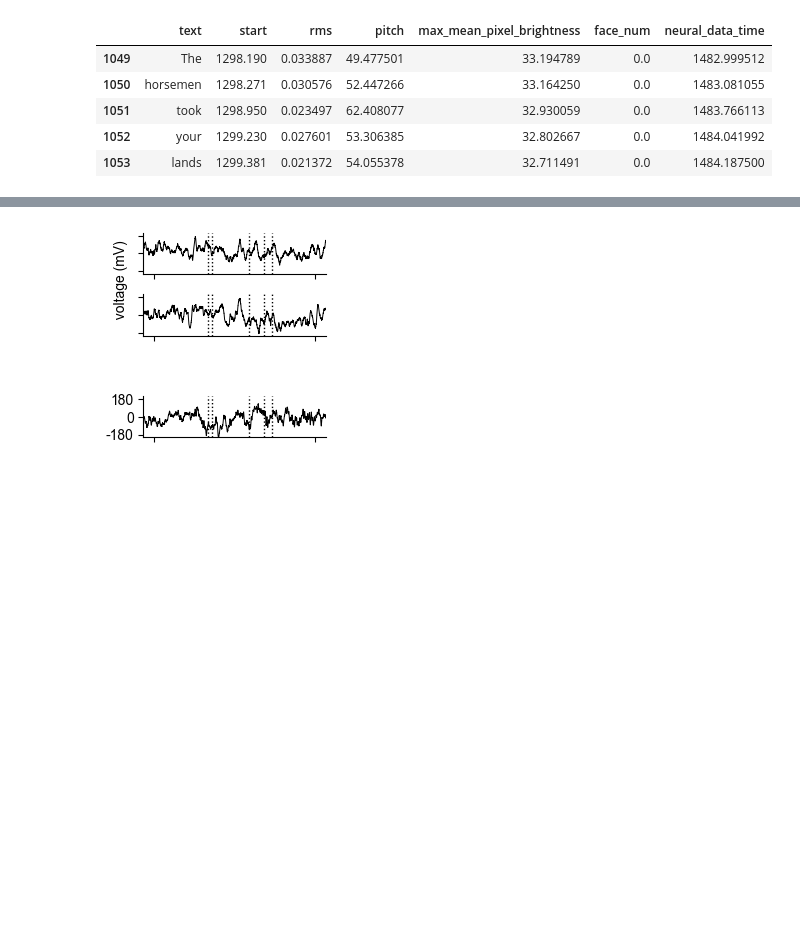
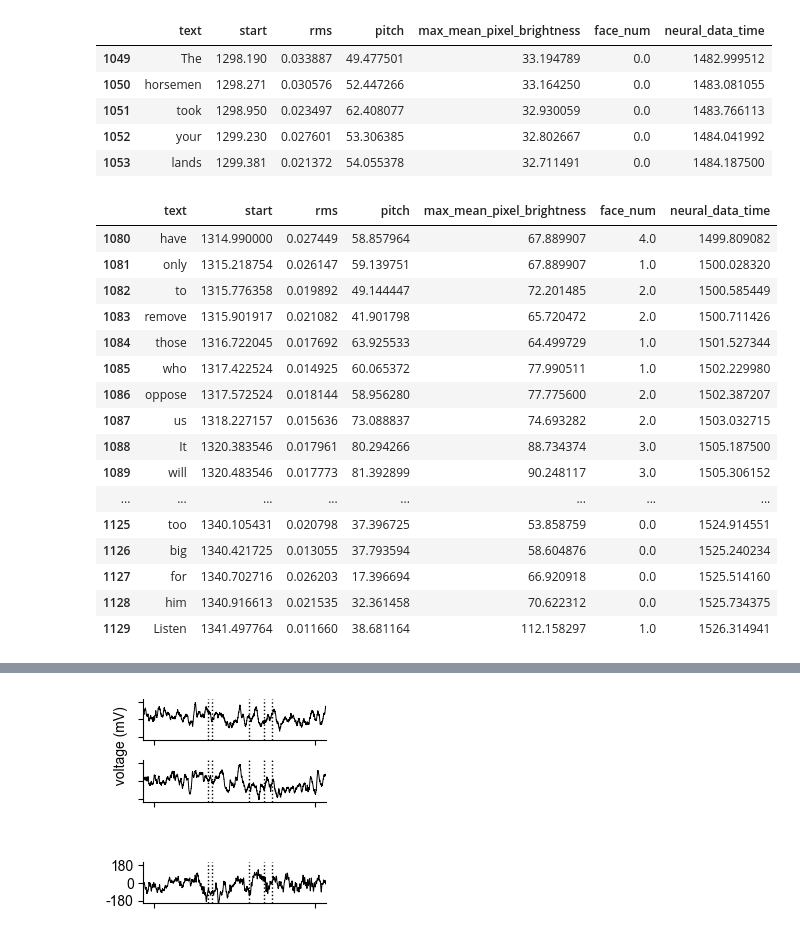
Before and after one commit to azaho/btbench, a Jupyter notebook: figure_overview_example_features_labels.ipynb, the cells around one changed output, grey strips where cells are left out. Cells and saved outputs as stored; diff of their text form; code cells hidden in the pictures; blank space fills up the shorter version.

```diff
--- a/figure_overview_example_features_labels.ipynb
+++ b/figure_overview_example_features_labels.ipynb
@@ -32,3 +32,28 @@ all_words_df
 | 1051 | took | 1298.950 | 0.023497 | 62.408077 | 32.930059 | 0.0 | 1483.766113 |
 | 1052 | your | 1299.230 | 0.027601 | 53.306385 | 32.802667 | 0.0 | 1484.041992 |
 | 1053 | lands | 1299.381 | 0.021372 | 54.055378 | 32.711491 | 0.0 | 1484.187500 |
+# %%
+# this cell is just for testing and verifying pitch makes sense
+all_words_df_test = dataset.all_words_df
+all_words_df_test["neural_data_time"] = all_words_df_test["est_idx"] / SAMPLING_RATE
+all_words_df_test = all_words_df_test[['text', 'start', 'rms', 'pitch', 'max_mean_pixel_brightness', 'face_num', 'neural_data_time']]
+all_words_df_test = all_words_df_test.iloc[1080:]
+all_words_df_test.head(50)
+# %% [output]
+|  | text | start | rms | pitch | max_mean_pixel_brightness | face_num | neural_data_time |
+| 1080 | have | 1314.990000 | 0.027449 | 58.857964 | 67.889907 | 4.0 | 1499.809082 |
+| 1081 | only | 1315.218754 | 0.026147 | 59.139751 | 67.889907 | 1.0 | 1500.028320 |
+| 1082 | to | 1315.776358 | 0.019892 | 49.144447 | 72.201485 | 2.0 | 1500.585449 |
+| 1083 | remove | 1315.901917 | 0.021082 | 41.901798 | 65.720472 | 2.0 | 1500.711426 |
+| 1084 | those | 1316.722045 | 0.017692 | 63.925533 | 64.499729 | 1.0 | 1501.527344 |
+| 1085 | who | 1317.422524 | 0.014925 | 60.065372 | 77.990511 | 1.0 | 1502.229980 |
+| 1086 | oppose | 1317.572524 | 0.018144 | 58.956280 | 77.775600 | 2.0 | 1502.387207 |
+| 1087 | us | 1318.227157 | 0.015636 | 73.088837 | 74.693282 | 2.0 | 1503.032715 |
+| 1088 | It | 1320.383546 | 0.017961 | 80.294266 | 88.734374 | 3.0 | 1505.187500 |
+| 1089 | will | 1320.483546 | 0.017773 | 81.392899 | 90.248117 | 3.0 | 1505.306152 |
+| ... | ... | ... | ... | ... | ... | ... | ... |
+| 1125 | too | 1340.105431 | 0.020798 | 37.396725 | 53.858759 | 0.0 | 1524.914551 |
+| 1126 | big | 1340.421725 | 0.013055 | 37.793594 | 58.604876 | 0.0 | 1525.240234 |
+| 1127 | for | 1340.702716 | 0.026203 | 17.396694 | 66.920918 | 0.0 | 1525.514160 |
+| 1128 | him | 1340.916613 | 0.021535 | 32.361458 | 70.622312 | 0.0 | 1525.734375 |
+| 1129 | Listen | 1341.497764 | 0.011660 | 38.681164 | 112.158297 | 1.0 | 1526.314941 |
```
Also changed, not shown: parts of 2 cells of this notebook, 3 other files.
